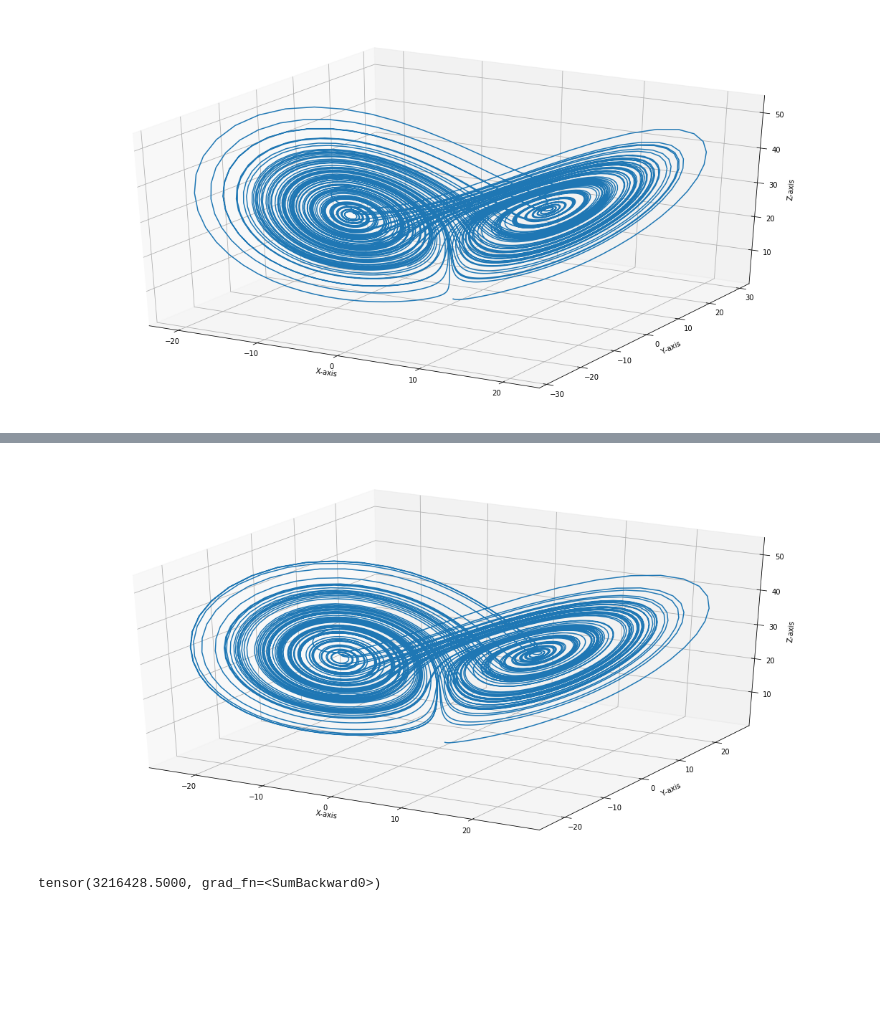
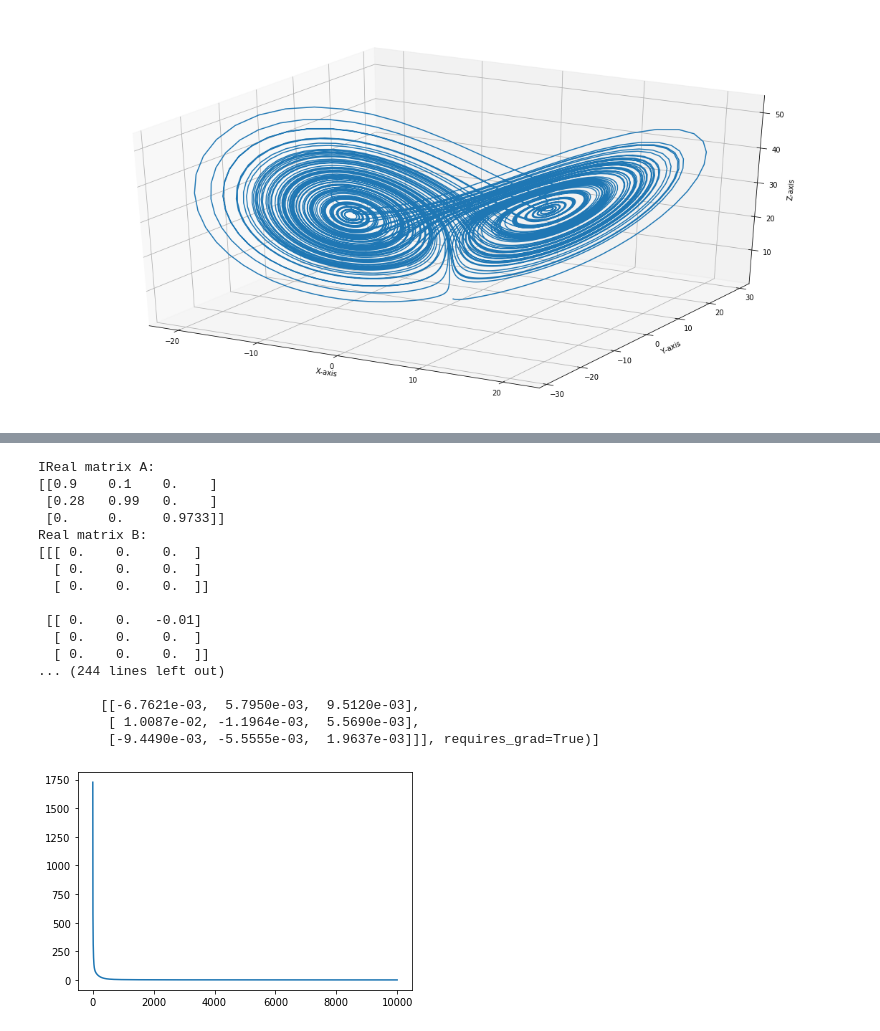
Before and after one commit to KennethThNg/Semester-project-dynamical-system-learning, a Jupyter notebook: ODELayersTest.ipynb, the cells around one changed output, grey strips where cells are left out. Drawn from its saved outputs; the diff is of its cells as text; code cells hidden in the pictures; blank space fills up the shorter version.

```diff
--- a/ODELayersTest.ipynb
+++ b/ODELayersTest.ipynb
@@ -1007,11 +531,0 @@ class NNODEModel(nn.Module):
-# %%
-def train_model(model, train_x, train_y, loss_fn, optimizer, batch_size):
-    train_loss = 0
-    for b in range(0, train_x.size(0), batch_size):
-        model.zero_grad()
-        pred = model(train_x.narrow(0, b, batch_size))
-        loss = loss_fn(pred, train_y.narrow(0, b, batch_size))
-        train_loss += loss.item()
-        loss.backward()
-        optimizer.step()
-    return train_loss
@@ -1150,15 +531,0 @@ tensor([[  0.0000,   1.0000,   1.0500],
-# %%
-pred2 = model(train_x)
-fig = plt.figure(figsize=(20,10))
-ax = fig.gca(projection='3d')
-ax.plot(pred2[:,0].detach().numpy(), pred2[:,1].detach().numpy(), pred2[:,2].detach().numpy())
-ax.set_xlabel('X-axis')
-ax.set_ylabel('Y-axis')
-ax.set_zlabel('Z-axis')
-plt.show()
-# %% [output]
-[figure, removed]
-# %%
-(pred2 - pred).pow(2).sum()
-# %% [output]
-tensor(3216428.5000, grad_fn=<SumBackward0>)
@@ -1187,2 +532,46 @@ train_y = torch.FloatTensor(Y)
-# %%
-B = np.array([Q0, Q1, Q2])
+# %%
+print('IReal matrix A:')
+print(AA)
+print('Real matrix B:')
+print(B)
+
+
+model = NNODEModel(3,3,3, True)
+loss_fn = nn.MSELoss()
+optimizer = optim.Adagrad(model.parameters(), lr=1e-2)
+print('Initial weigths of the matrix:')
+print(list(model.parameters()))
+
+train_loss = []
+
+for epoch in range(10000):
+    loss = train_model(model, train_x, train_y, loss_fn, optimizer, 100)
+    train_loss.append(loss)
+    if epoch%1000 == 0:
+        print('\n\n\nEpoch:', epoch+1, 'train_loss:', loss)
+        print('weight:')
+        print(list(model.parameters()))
+
+print('Final weigths of the matrix:')
+print(list(model.parameters()))
+plt.plot(train_loss)
+plt.show()
+# %% [output]
+IReal matrix A:
+[[0.9    0.1    0.    ]
+ [0.28   0.99   0.    ]
+ [0.     0.     0.9733]]
+Real matrix B:
+[[[ 0.    0.    0.  ]
+  [ 0.    0.    0.  ]
+  [ 0.    0.    0.  ]]
+
+ [[ 0.    0.   -0.01]
+  [ 0.    0.    0.  ]
+  [ 0.    0.    0.  ]]
+... (244 lines left out)
+
+        [[-6.7621e-03,  5.7950e-03,  9.5120e-03],
+         [ 1.0087e-02, -1.1964e-03,  5.5690e-03],
+         [-9.4490e-03, -5.5555e-03,  1.9637e-03]]], requires_grad=True)]
+[figure, added]
```
Also changed, not shown: parts of 32 cells of this notebook.
